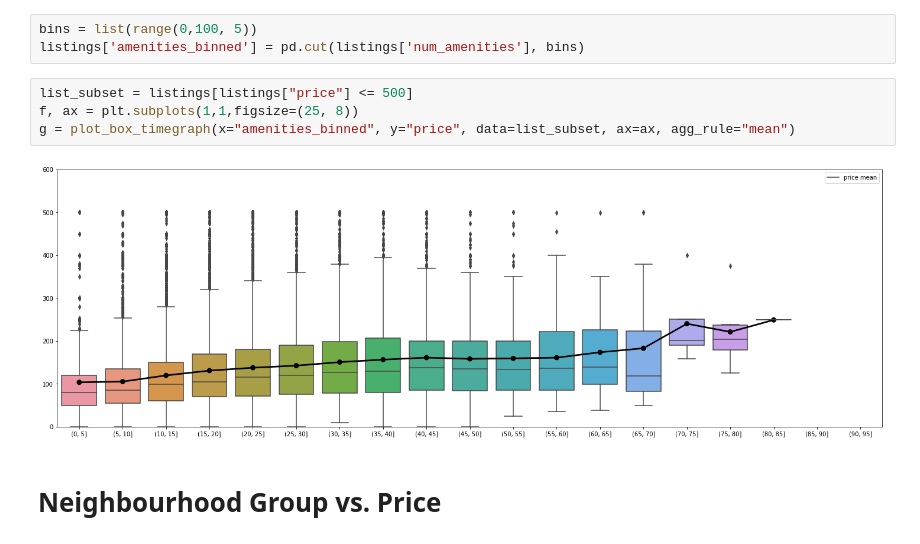
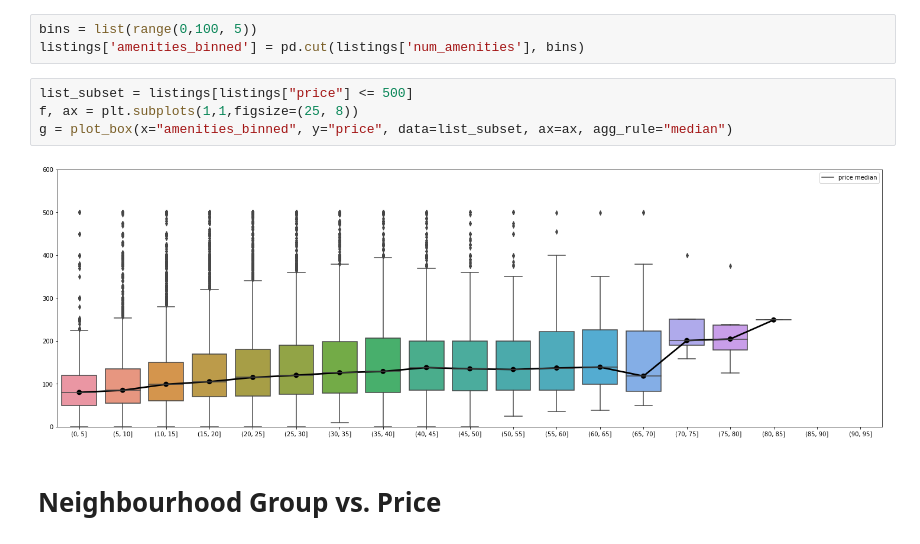
Before and after one commit to principal-miners/listings, a Jupyter notebook: ssh/EDA.ipynb, the cells around one changed output. Drawn from its saved outputs; the diff is of its cells as text.

```diff
--- a/ssh/EDA.ipynb
+++ b/ssh/EDA.ipynb
@@ -84,9 +84,9 @@ listings['amenities_binned'] = pd.cut(listings['num_amenities'], bins)
 # %%
 list_subset = listings[listings["price"] <= 500]
 f, ax = plt.subplots(1,1,figsize=(25, 8))
-g = plot_box_timegraph(x="amenities_binned", y="price", data=list_subset, ax=ax, agg_rule="mean")
+g = plot_box(x="amenities_binned", y="price", data=list_subset, ax=ax, agg_rule="median")
 # %% [output]
-[figure, old version]
+[figure, new version]
 # %% [markdown]
 # Neighbourhood Group vs. Price
 # %%
```
Also changed, not shown: parts of 6 cells of this notebook, 1 other file.
